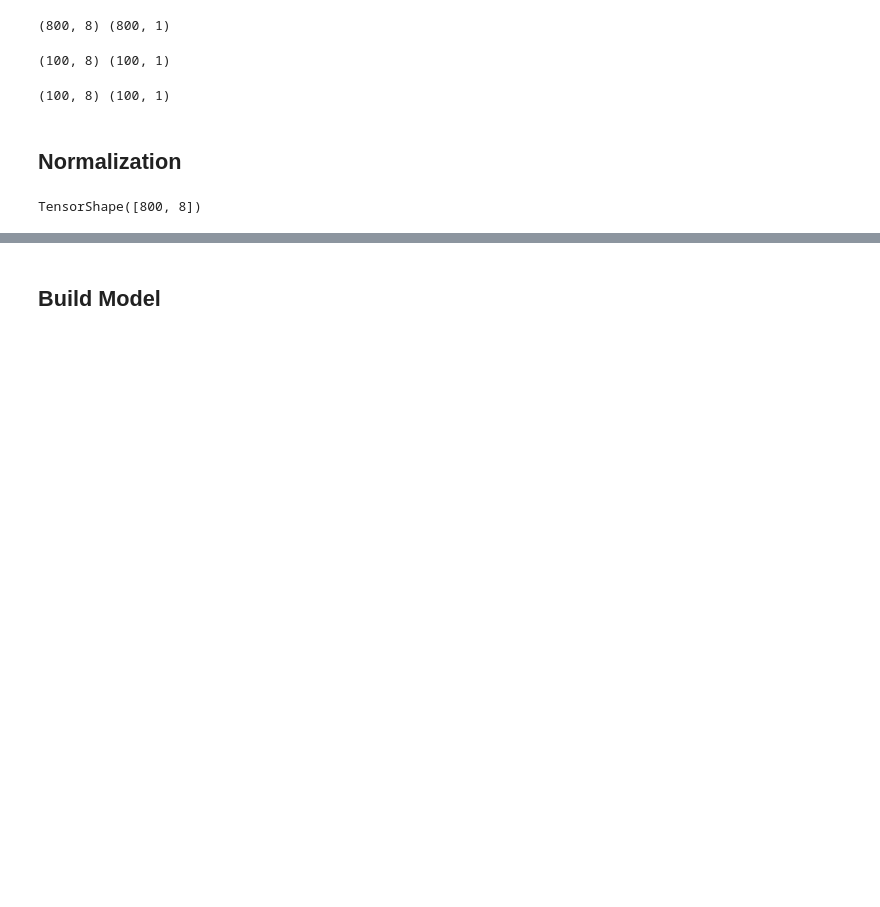
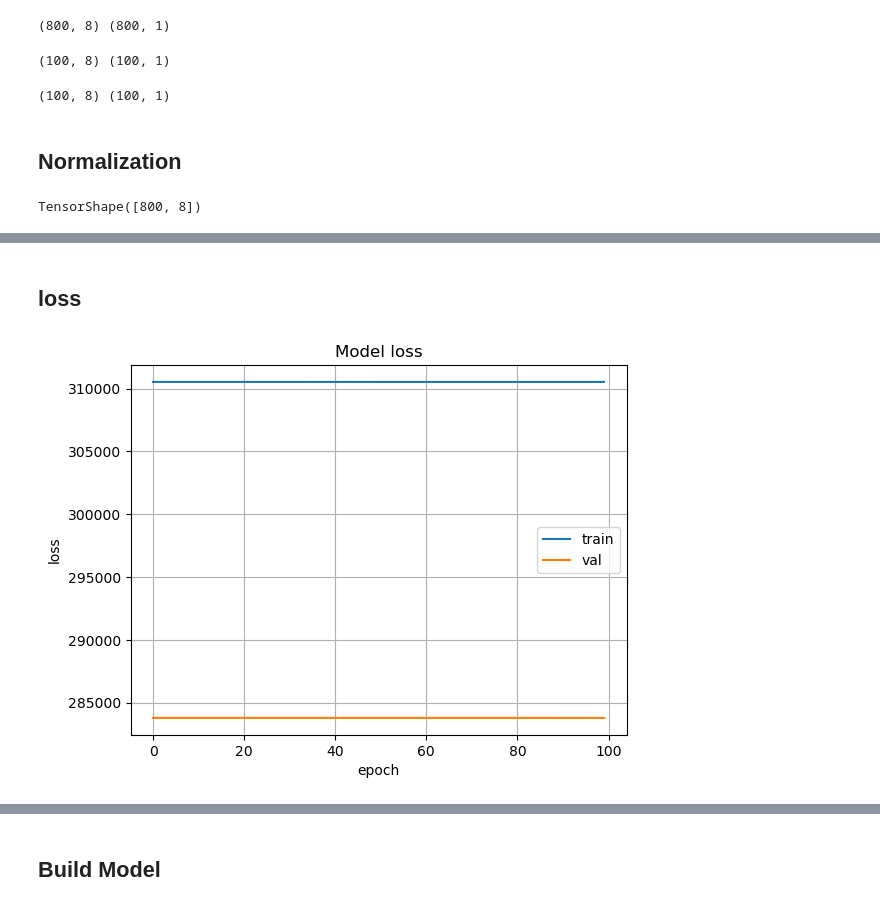
Before and after one commit to mohammed3120/Car_Price_Regression_using_Tensorflow, a Jupyter notebook: car_price_regression_using_tensorflow.ipynb, the cells around one changed output, grey strips where cells are left out. Saved outputs shown, nothing was run; the diff lists cells and outputs as text; code cells hidden in the pictures; blank space fills up the shorter version.

```diff
--- a/car_price_regression_using_tensorflow.ipynb
+++ b/car_price_regression_using_tensorflow.ipynb
@@ -166,0 +187,6 @@ array([[6.00000e+00, 1.32152e+05, 1.00000e+00, 5.00000e+00, 1.50000e+01,
+# %%
+linear_model = tf.keras.Sequential([
+    normalizer,
+    Dense(units=1)
+])
+linear_model.summary()
@@ -166,0 +236,2 @@ array([[6.00000e+00, 1.32152e+05, 1.00000e+00, 5.00000e+00, 1.50000e+01,
+# %%
+linear_model.compile(optimizer = Adam(), loss=MeanAbsoluteError(), metrics=RootMeanSquaredError())
@@ -166,0 +240,3 @@ array([[6.00000e+00, 1.32152e+05, 1.00000e+00, 5.00000e+00, 1.50000e+01,
+# %%
+%%time
+history = linear_model.fit(X_train,y_train, validation_data=(X_val, y_val), epochs=100, verbose=0)
@@ -166,0 +246,14 @@ array([[6.00000e+00, 1.32152e+05, 1.00000e+00, 5.00000e+00, 1.50000e+01,
+# %% [markdown]
+## loss
+# %%
+plt.plot(history.history['loss'])
+plt.plot(history.history['val_loss'])
+
+plt.title('Model loss')
+plt.ylabel('loss')
+plt.xlabel('epoch')
+plt.legend(['train','val'])
+plt.grid(True)
+plt.show()
+# %% [output]
+[figure, added]
```
Also changed, not shown: parts of 40 cells of this notebook.
